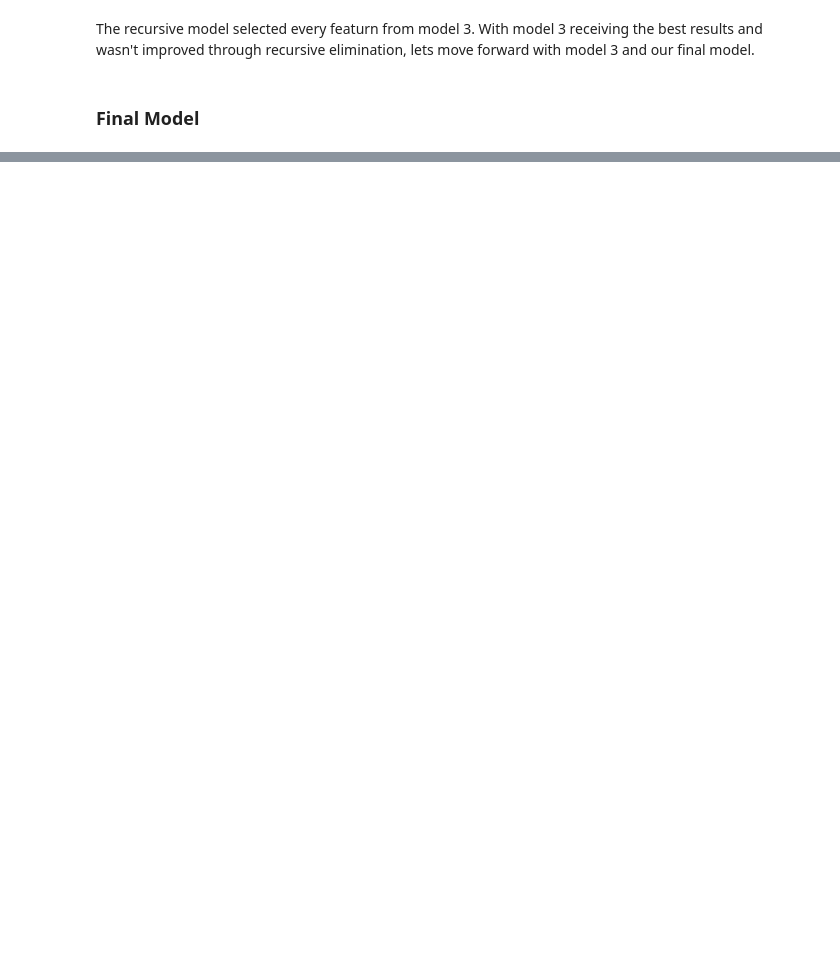
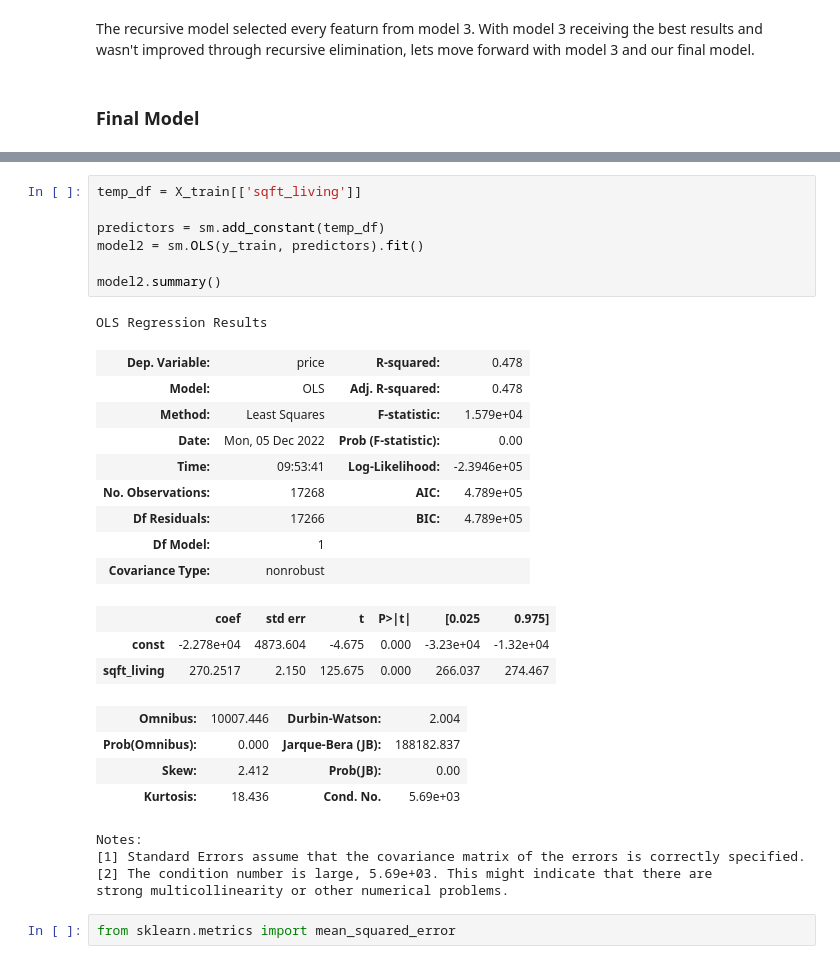
Before and after one commit to cschneck7/phase-2-project, a Jupyter notebook: EDA_notebook.ipynb, the cells around one changed output, grey strips where cells are left out. Cells and saved outputs as stored; diff of their text form; blank space fills up the shorter version.

```diff
--- a/EDA_notebook.ipynb
+++ b/EDA_notebook.ipynb
@@ -884,0 +623,31 @@ Name: bedrooms_11, dtype: int64
+# %%
+temp_df = X_train[['sqft_living']]
+
+predictors = sm.add_constant(temp_df)
+model2 = sm.OLS(y_train, predictors).fit()
+
+model2.summary()
+# %% [output]
+OLS Regression Results
+| Dep. Variable: | price | R-squared: | 0.478 |
+| Model: | OLS | Adj. R-squared: | 0.478 |
+| Method: | Least Squares | F-statistic: | 1.579e+04 |
+| Date: | Mon, 05 Dec 2022 | Prob (F-statistic): | 0.00 |
+| Time: | 09:53:41 | Log-Likelihood: | -2.3946e+05 |
+| No. Observations: | 17268 | AIC: | 4.789e+05 |
+| Df Residuals: | 17266 | BIC: | 4.789e+05 |
+| Df Model: | 1 |  |  |
+| Covariance Type: | nonrobust |  |  |
+|  | coef | std err | t | P>|t| | [0.025 | 0.975] |
+| const | -2.278e+04 | 4873.604 | -4.675 | 0.000 | -3.23e+04 | -1.32e+04 |
+| sqft_living | 270.2517 | 2.150 | 125.675 | 0.000 | 266.037 | 274.467 |
+| Omnibus: | 10007.446 | Durbin-Watson: | 2.004 |
+| Prob(Omnibus): | 0.000 | Jarque-Bera (JB): | 188182.837 |
+| Skew: | 2.412 | Prob(JB): | 0.00 |
+| Kurtosis: | 18.436 | Cond. No. | 5.69e+03 |
+Notes:
+[1] Standard Errors assume that the covariance matrix of the errors is correctly specified.
+[2] The condition number is large, 5.69e+03. This might indicate that there are
+strong multicollinearity or other numerical problems.
+# %%
+from sklearn.metrics import mean_squared_error
```
Also changed, not shown: parts of 38 cells of this notebook, 2 other files.
